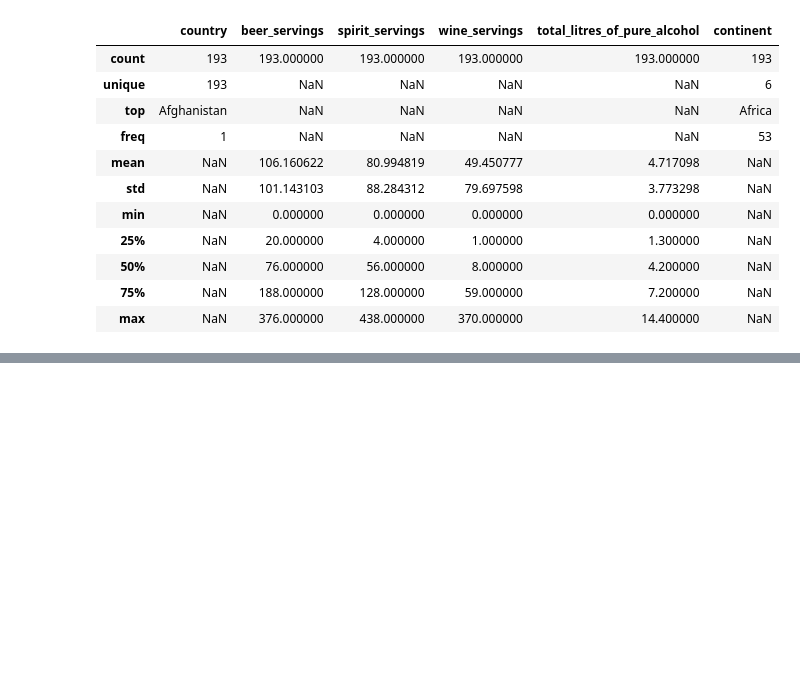
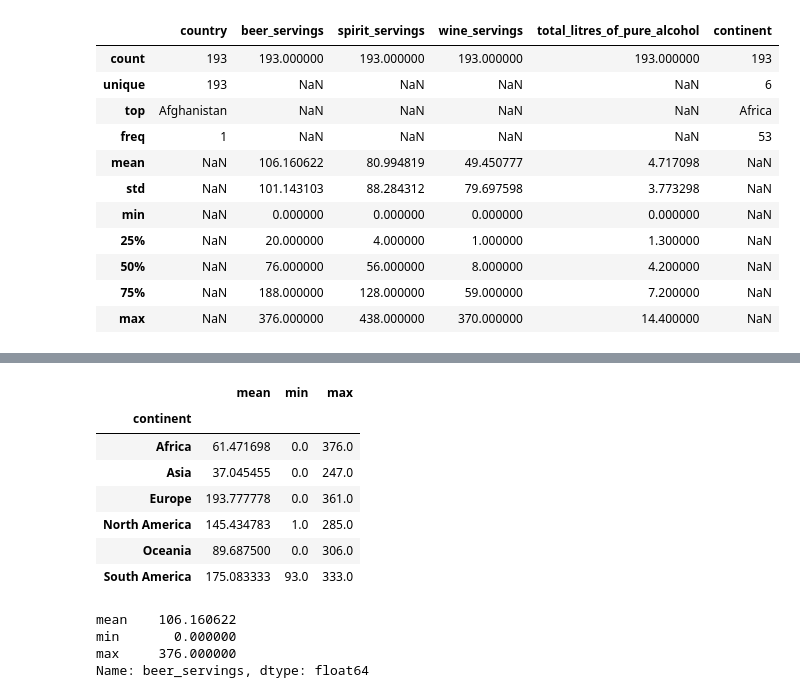
Before and after one commit to Jasurbek16/Learn-Python, a Jupyter notebook: Pandas/13-SomeTricks.ipynb, the cells around one changed output, grey strips where cells are left out. Cells and saved outputs as stored; diff of their text form; code cells hidden in the pictures; blank space fills up the shorter version.

```diff
--- a/Pandas/13-SomeTricks.ipynb
+++ b/Pandas/13-SomeTricks.ipynb
@@ -94,0 +238,20 @@ drinks.describe(include='all')
+# %%
+# multiple aggregation functions can be applied simultaneously
+drinks.groupby('continent').beer_servings.agg(['mean', 'min', 'max'])
+# %% [output]
+|  | mean | min | max |
+| continent |  |  |  |
+| Africa | 61.471698 | 0.0 | 376.0 |
+| Asia | 37.045455 | 0.0 | 247.0 |
+| Europe | 193.777778 | 0.0 | 361.0 |
+| North America | 145.434783 | 1.0 | 285.0 |
+| Oceania | 89.687500 | 0.0 | 306.0 |
+| South America | 175.083333 | 93.0 | 333.0 |
+# %%
+# new: apply the same aggregations to a Series
+drinks.beer_servings.agg(['mean', 'min', 'max'])
+# %% [output]
+mean    106.160622
+min       0.000000
+max     376.000000
+Name: beer_servings, dtype: float64
```
Also changed, not shown: parts of 19 cells of this notebook, 23 other files.
